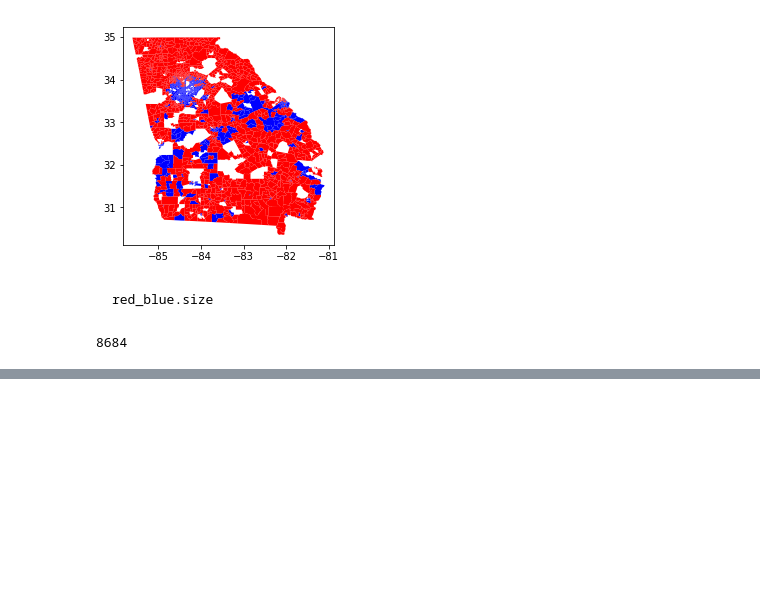
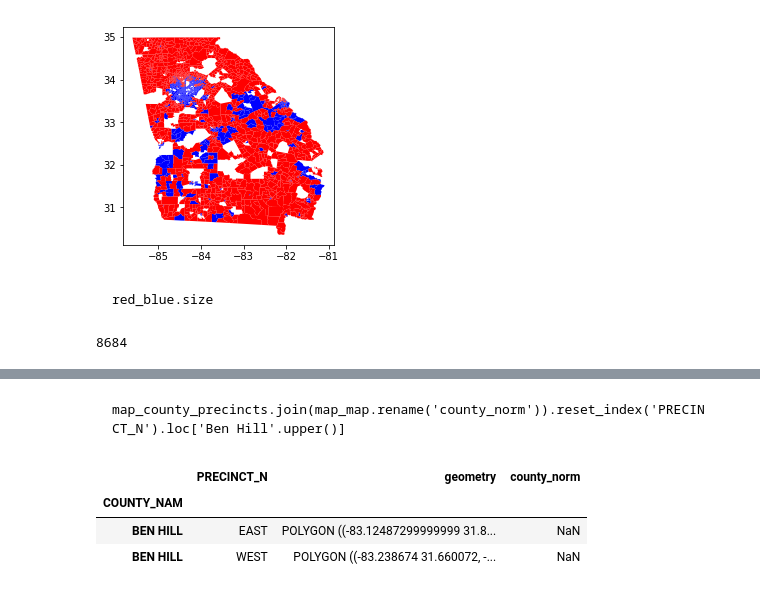
Before and after one commit to deathbeds/election, a Jupyter notebook: Election.ipynb, the cells around one changed output, grey strips where cells are left out. Drawn from its saved outputs; the diff is of its cells as text; code cells hidden in the pictures; blank space fills up the shorter version.

```diff
--- a/Election.ipynb
+++ b/Election.ipynb
@@ -376,3 +372,16 @@ See the caveats in the documentation: http://pandas.pydata.org/pandas-docs/stabl
 # %% [output]
     red_blue.size
 8684
+# %%
+    def get_closest_match(x, list_strings):
+        best_match = None
+        highest_jw = 0
+
+        for current_string in list_strings:
+            current_score = the.jellyfish.jaro_winkler()(x, current_string)
+
+            if(current_score > highest_jw):
+                highest_jw = current_score
+                best_match = current_string
+
+        return best_match
@@ -378,0 +422,3 @@ See the caveats in the documentation: http://pandas.pydata.org/pandas-docs/stabl
+# %%
+    voting_index = vote_county_precincts.index.get_level_values(0).unique()
+    map_index = map_county_precincts.index.get_level_values(0).unique()
@@ -378,0 +443,4 @@ See the caveats in the documentation: http://pandas.pydata.org/pandas-docs/stabl
+# %%
+    map_map = a.pandas.Series()(
+        map_index, map_index.map(flip(get_closest_match)(voting_index.values))
+    )
@@ -378,0 +468,8 @@ See the caveats in the documentation: http://pandas.pydata.org/pandas-docs/stabl
+# %%
+    map_county_precincts.join(map_map.rename('county_norm')).reset_index('PRECINCT_N').loc['Ben Hill'.upper()]
+# %% [output]
+    map_county_precincts.join(map_map.rename('county_norm')).reset_index('PRECINCT_N').loc['Ben Hill'.upper()]
+|  | PRECINCT_N | geometry | county_norm |
+| COUNTY_NAM |  |  |  |
+| BEN HILL | EAST | POLYGON ((-83.12487299999999 31.8... | NaN |
+| BEN HILL | WEST | POLYGON ((-83.238674 31.660072, -... | NaN |
```
Also changed, not shown: parts of 18 cells of this notebook, 3 other files.
